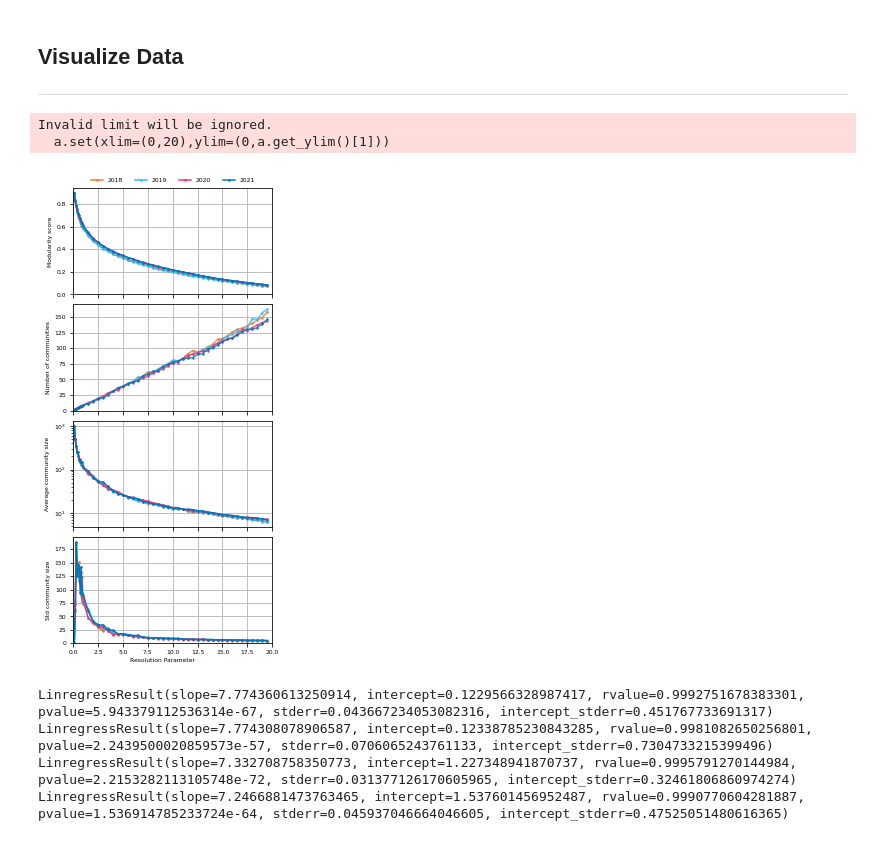
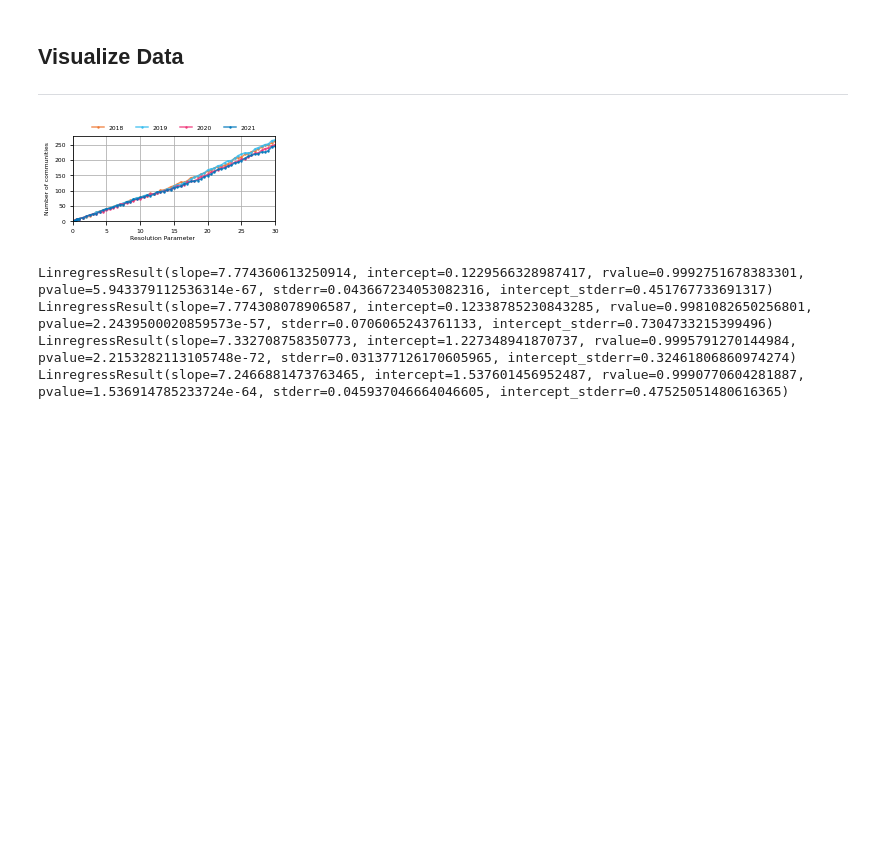
Before and after one commit to bernardo-silva/NetworkScienceProject, a Jupyter notebook: louvain_communities.ipynb, the cells around one changed output. Drawn from its saved outputs; the diff is of its cells as text; code cells hidden in the pictures; blank space fills up the shorter version.

```diff
--- a/louvain_communities.ipynb
+++ b/louvain_communities.ipynb
@@ -63,12 +65,12 @@ Wall time: 6min 42s
 # %%
 #Classify Communities
 communities_statistics = {}
-for (year,comms), g in  zip(communities_by_resolution.items(),networks):
-    communities_statistics[year] = {"N_communities":    [len(x) for x in comms],
-                                    "Avg_comm_size":    [np.average([len(y) for y in x]) for x in comms],
-                                    "Sigma_comm_size":  [np.std([len(y) for y in x]) for x in comms],
-                                    "Median_comm_size": [np.median([len(y) for y in x]) for x in comms],
-                                    "Modularity_score": [nx_comm.modularity(g,c,resolution=r,weight='weight') for c,r in zip(comms,resolutions)]}
+for (year,comms), g in  zip(communities_by_resolution.items(), networks):
+    communities_statistics[year] = {"N_communities":    [len(x) for x in comms.values()],
+                                    "Avg_comm_size":    [np.average([len(y) for y in x]) for x in comms.values()],
+                                    "Sigma_comm_size":  [np.std([len(y) for y in x]) for x in comms.values()],
+                                    "Median_comm_size": [np.median([len(y) for y in x]) for x in comms.values()],
+                                    "Modularity_score": [nx_comm.modularity(g,c,resolution=r, weight='weight') for r,c in list(comms.items())]}
 # %%
 # Export Data
 import json
@@ -91,48 +93,51 @@ resolutions = np.append(np.arange(0,1,0.1),np.arange(1,20,0.5))
 # %%
 #Visualize statistics
 colors = ['#EE7732', '#33BBEE',  '#EE3377',  '#0077BB']
 colors = dict(zip(range(2018,2022),colors))
 
 plt.rcParams.update({'font.size': 6})
 plt.rc('xtick', labelsize=6)    # fontsize of the tick labels
 plt.rc('ytick', labelsize=6)
 plt.rc('axes', titlesize=6)
 
 
 cm = 1/2.54
-fig,ax = plt.subplots(ncols=1,nrows=4,figsize=(8.7*cm,2*8.7*cm),sharex=True)
+fig,ax = plt.subplots(ncols=1,nrows=1,figsize=(8.7*cm,0.5*8.7*cm),sharex=True)
 fig.text(0.5, 0.00, 'Resolution Parameter', ha='center')
 
-ax[0].set(ylabel="Modularity score",yscale="linear")
-ax[1].set(ylabel="Number of communities")
+# ax[0].set(ylabel="Modularity score",yscale="linear")
+ax.set(ylabel="Number of communities")
 # # ax[0,1].set(xlabel="Resolution parameter", ylabel="Median community size")
-ax[2].set( ylabel="Average community size",yscale="log")
-ax[3].set( ylabel="Std community size",yscale="linear")
+# ax[2].set( ylabel="Average community size",yscale="log")
+# ax[3].set( ylabel="Std community size",yscale="linear")
 for year, data in communities_statistics.items():
-    ax[0].plot(resolutions[1:],data["Modularity_score"][1:],label=year, marker='o', ms=1.5, color = colors[int(year)])
-    ax[1].plot(resolutions[1:],data["N_communities"][1:],label=year, marker='o', ms=1.5,alpha=0.8, color = colors[int(year)])
+    # ax[0].plot(resolutions[1:],data["Modularity_score"][1:],label=year, marker='o', ms=1.5, color = colors[int(year)])
+    # ax.plot(resolutions[1:],data["N_communities"][1:],label=year, marker='o', ms=1.5,alpha=0.8, color = colors[int(year)])
     # ax[0,1].plot(resolutions,data["Median_comm_size"],label=year, marker='o', ms=3, color = colors[int(year)])
-    ax[2].plot(resolutions[1:],data["Avg_comm_size"][1:],label=year, marker='o', ms=1.5, color = colors[int(year)])
-    ax[3].plot(resolutions[1:],data["Sigma_comm_size"][1:],label=year, marker='o', ms=1.5, color = colors[int(year)])
+    # ax[2].plot(resolutions[1:],data["Avg_comm_size"][1:],label=year, marker='o', ms=1.5, color = colors[int(year)])
+    # ax[3].plot(resolutions[1:],data["Sigma_comm_size"][1:],label=year, marker='o', ms=1.5, color = colors[int(year)])
+    x = list(communities_by_resolution[year].keys())
+    y = data["N_communities"]
+
+    x,y = list(zip(*sorted(list(zip(x,y)),key=lambda x: x[0])))
+    ax.plot(x,y,label=year, marker='o', ms=1.5,alpha=0.8, color = colors[int(year)])
 
 
-for a in ax.flatten():
-    a.grid()
-    a.set(xlim=(0,20),ylim=(0,a.get_ylim()[1]))
+# for a in ax.flatten():
+ax.grid()
+ax.set(xlim=(0,30),ylim=(0,ax.get_ylim()[1]))
     # a.set_xticks(a.get_xticks())
     # a.set_xticklabels(a.get_xticklabels(),fontdict={"fontsize":6})
     # a.legend()
 # ax[0,0].grid()
 # ax[0,1].grid()
-ax[0].legend(ncol=4,bbox_to_anchor=(0.5,1),loc="lower center",frameon=False)
+ax.legend(ncol=4,bbox_to_anchor=(0.5,1),loc="lower center",frameon=False)
 # ax[0,1].legend()
 plt.tight_layout()
-plt.savefig("louvain_community_statistics.pdf")
+plt.savefig("images/louvain_community_N.pdf")
 # plt.savefig("modularity_community_statistics.png",dpi=200)
 # %% [output]
-Invalid limit will be ignored.
-  a.set(xlim=(0,20),ylim=(0,a.get_ylim()[1]))
-[figure, old version]
+[figure, new version]
 # %%
 from scipy.stats import linregress
 
```
Also changed, not shown: parts of 2 cells of this notebook, 31 other files.
